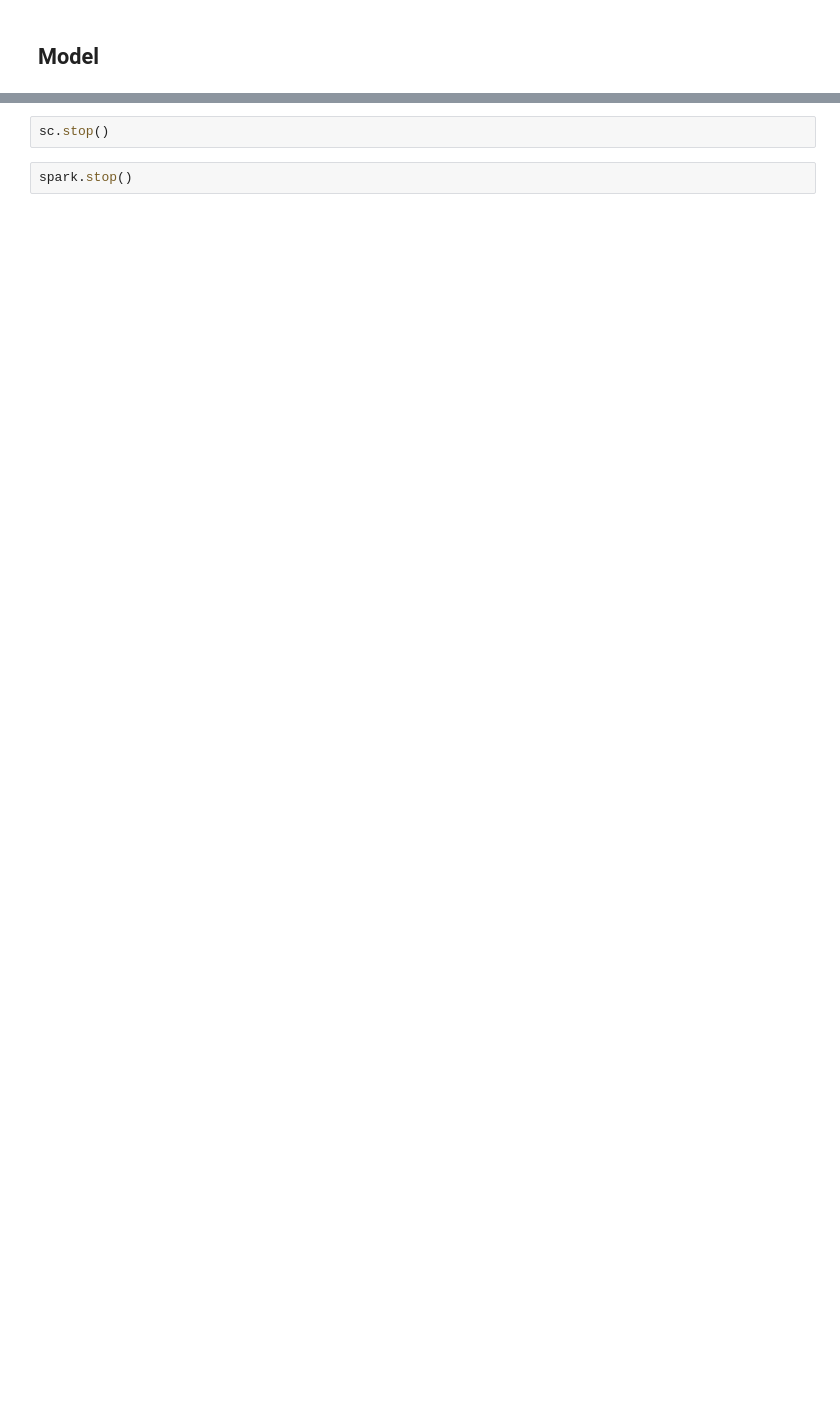
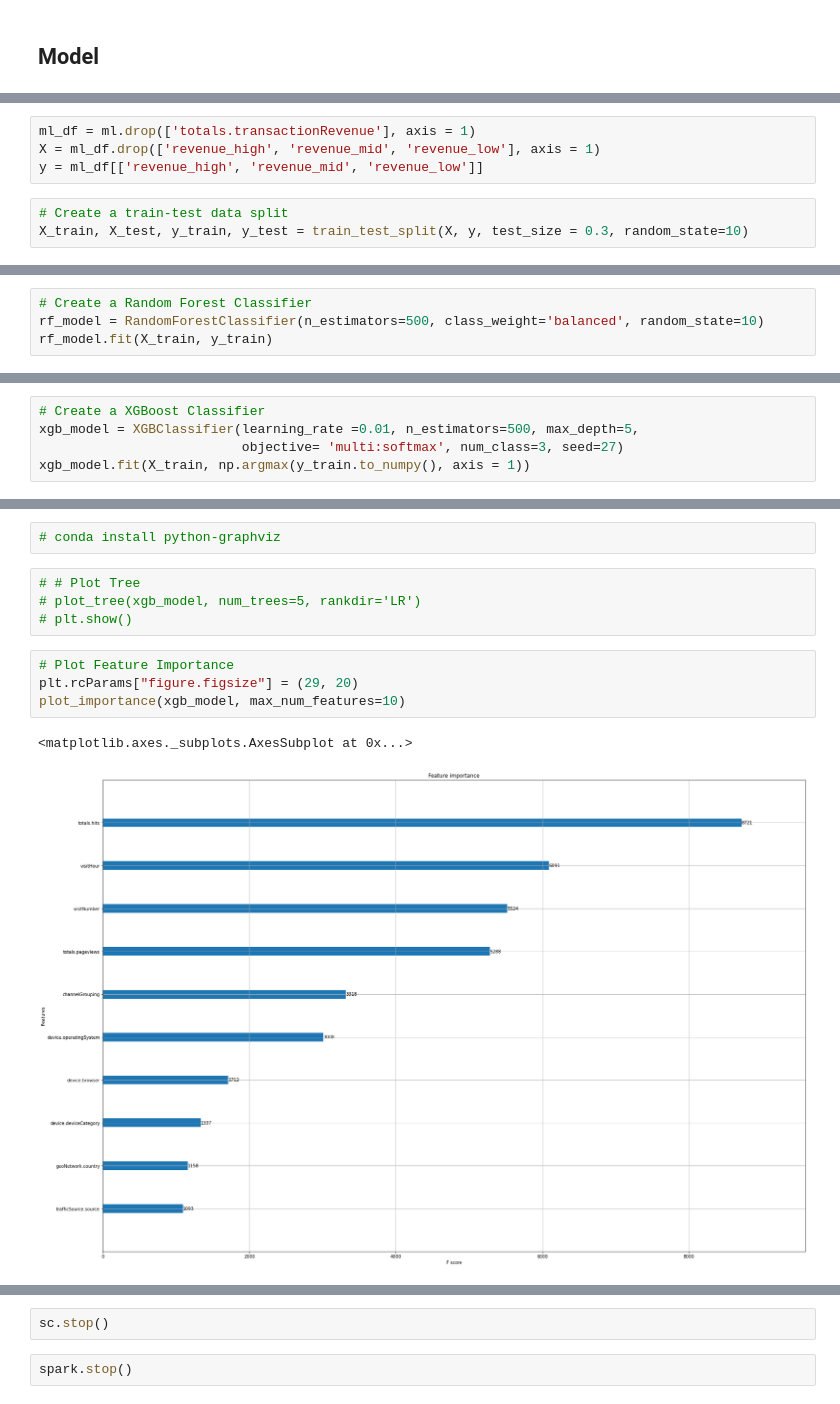
Before and after one commit to HuangChinYen/Project---Google-Analytics-Customer-Revenue, a Jupyter notebook: BigData-0630.ipynb, the cells around one changed output, grey strips where cells are left out. Drawn from its saved outputs; the diff is of its cells as text; blank space fills up the shorter version.

```diff
--- a/BigData-0630.ipynb
+++ b/BigData-0630.ipynb
@@ -611,0 +1016,7 @@ plt.show()
+# %%
+ml_df = ml.drop(['totals.transactionRevenue'], axis = 1)
+X = ml_df.drop(['revenue_high', 'revenue_mid', 'revenue_low'], axis = 1)
+y = ml_df[['revenue_high', 'revenue_mid', 'revenue_low']]
+# %%
+# Create a train-test data split
+X_train, X_test, y_train, y_test = train_test_split(X, y, test_size = 0.3, random_state=10)
@@ -611,0 +1084,4 @@ plt.show()
+# %%
+# Create a Random Forest Classifier
+rf_model = RandomForestClassifier(n_estimators=500, class_weight='balanced', random_state=10)
+rf_model.fit(X_train, y_train)
@@ -611,0 +1097,5 @@ plt.show()
+# %%
+# Create a XGBoost Classifier
+xgb_model = XGBClassifier(learning_rate =0.01, n_estimators=500, max_depth=5,
+                          objective= 'multi:softmax', num_class=3, seed=27)
+xgb_model.fit(X_train, np.argmax(y_train.to_numpy(), axis = 1))
@@ -611,0 +1129,13 @@ plt.show()
+# %%
+# conda install python-graphviz
+# %%
+# # Plot Tree
+# plot_tree(xgb_model, num_trees=5, rankdir='LR')
+# plt.show()
+# %%
+# Plot Feature Importance
+plt.rcParams["figure.figsize"] = (29, 20)
+plot_importance(xgb_model, max_num_features=10)
+# %% [output]
+<matplotlib.axes._subplots.AxesSubplot at 0x...>
+[figure, added]
```
Also changed, not shown: parts of 115 cells of this notebook.
